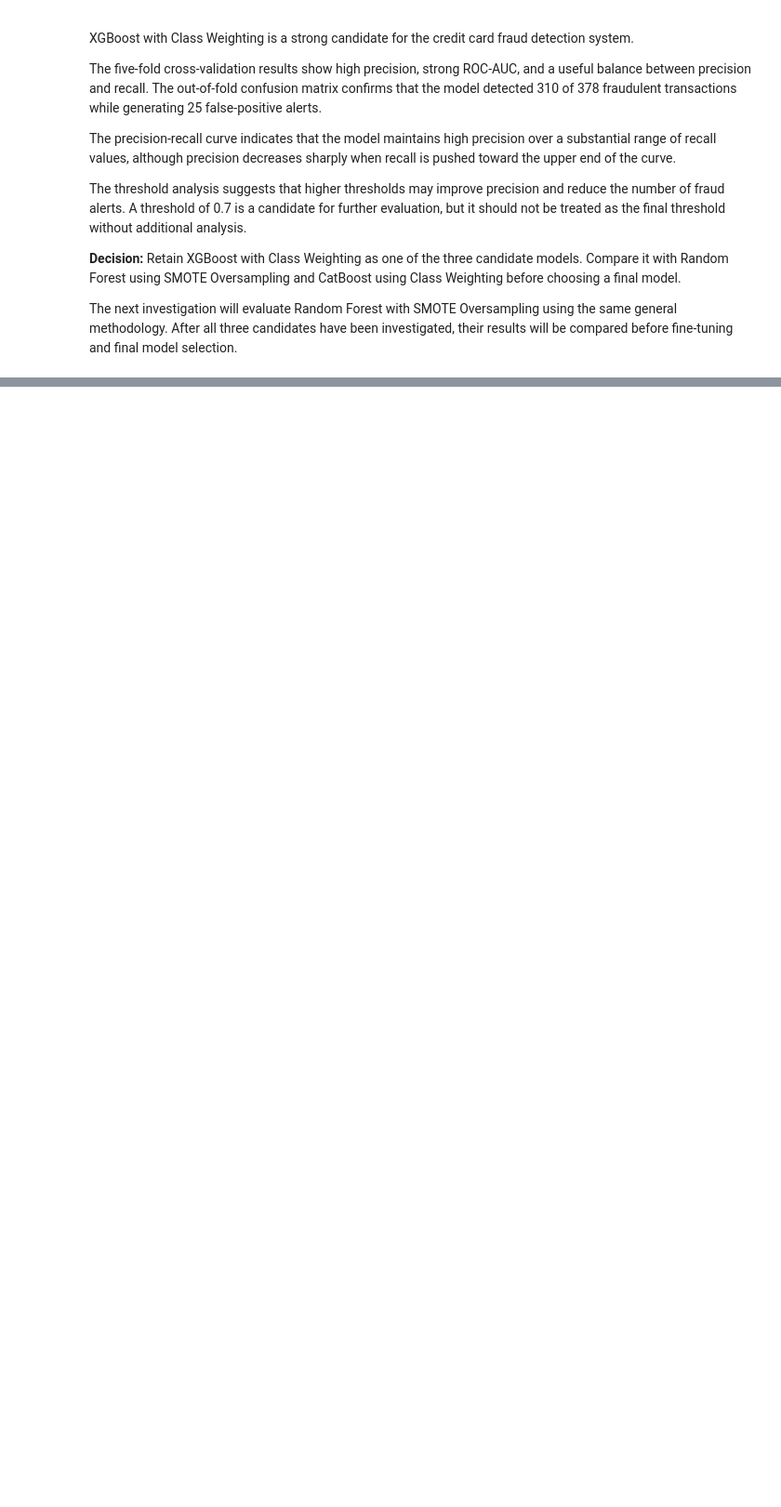
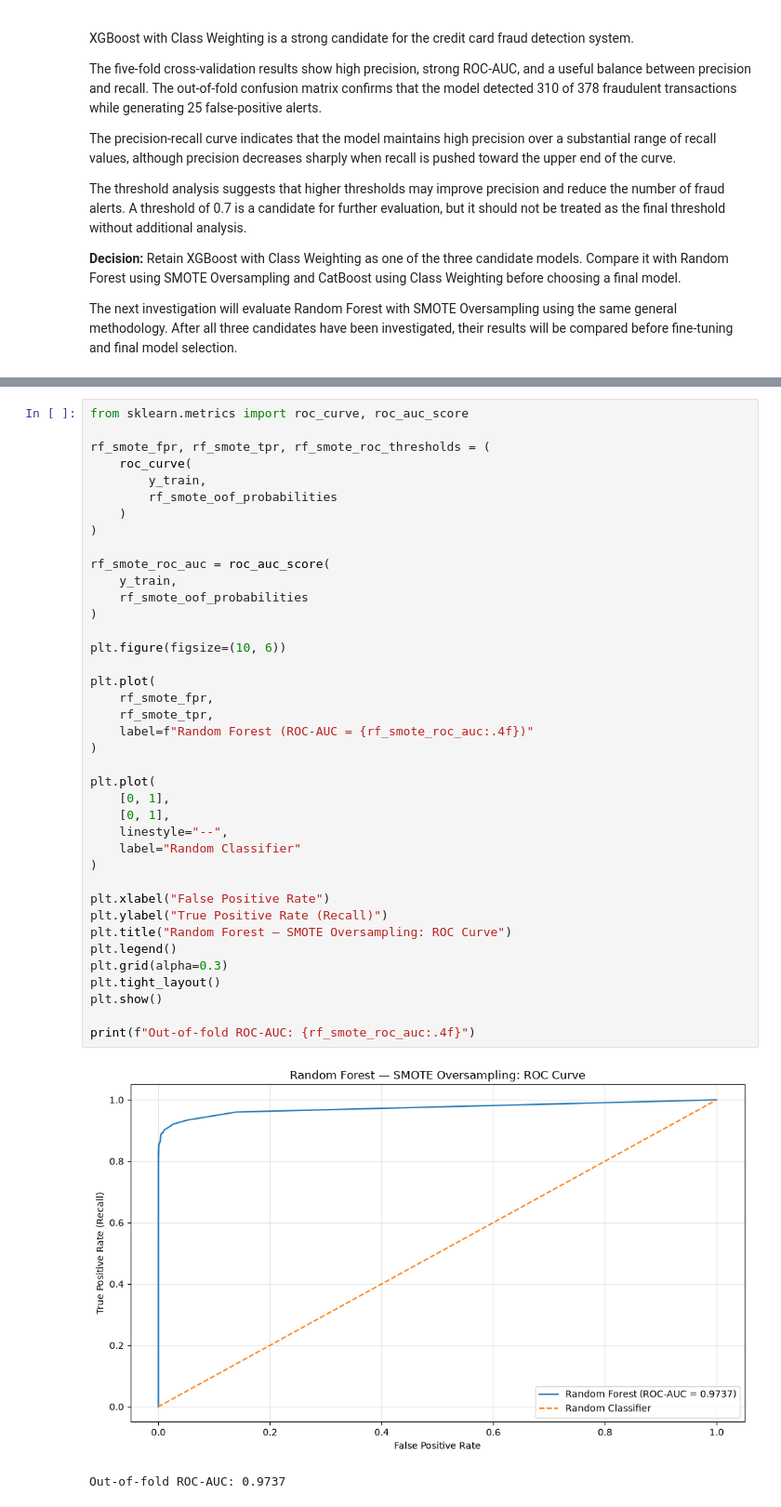
Before and after one commit to Kolade-favour/fraud-detection-system, a Jupyter notebook: notebooks/03_model_training.ipynb, the cells around one changed output, grey strips where cells are left out. Shown at 93% size. Saved outputs shown, nothing was run; the diff lists cells and outputs as text; blank space fills up the shorter version.

```diff
--- a/notebooks/03_model_training.ipynb
+++ b/notebooks/03_model_training.ipynb
@@ -1105,0 +1404,42 @@ The next investigation will evaluate Random Forest with SMOTE Oversampling using
+# %%
+from sklearn.metrics import roc_curve, roc_auc_score
+
+rf_smote_fpr, rf_smote_tpr, rf_smote_roc_thresholds = (
+    roc_curve(
+        y_train,
+        rf_smote_oof_probabilities
+    )
+)
+
+rf_smote_roc_auc = roc_auc_score(
+    y_train,
+    rf_smote_oof_probabilities
+)
+
+plt.figure(figsize=(10, 6))
+
+plt.plot(
+    rf_smote_fpr,
+    rf_smote_tpr,
+    label=f"Random Forest (ROC-AUC = {rf_smote_roc_auc:.4f})"
+)
+
+plt.plot(
+    [0, 1],
+    [0, 1],
+    linestyle="--",
+    label="Random Classifier"
+)
+
+plt.xlabel("False Positive Rate")
+plt.ylabel("True Positive Rate (Recall)")
+plt.title("Random Forest — SMOTE Oversampling: ROC Curve")
+plt.legend()
+plt.grid(alpha=0.3)
+plt.tight_layout()
+plt.show()
+
+print(f"Out-of-fold ROC-AUC: {rf_smote_roc_auc:.4f}")
+# %% [output]
+[figure, added]
+Out-of-fold ROC-AUC: 0.9737
```
Also changed, not shown: parts of 20 cells of this notebook.
